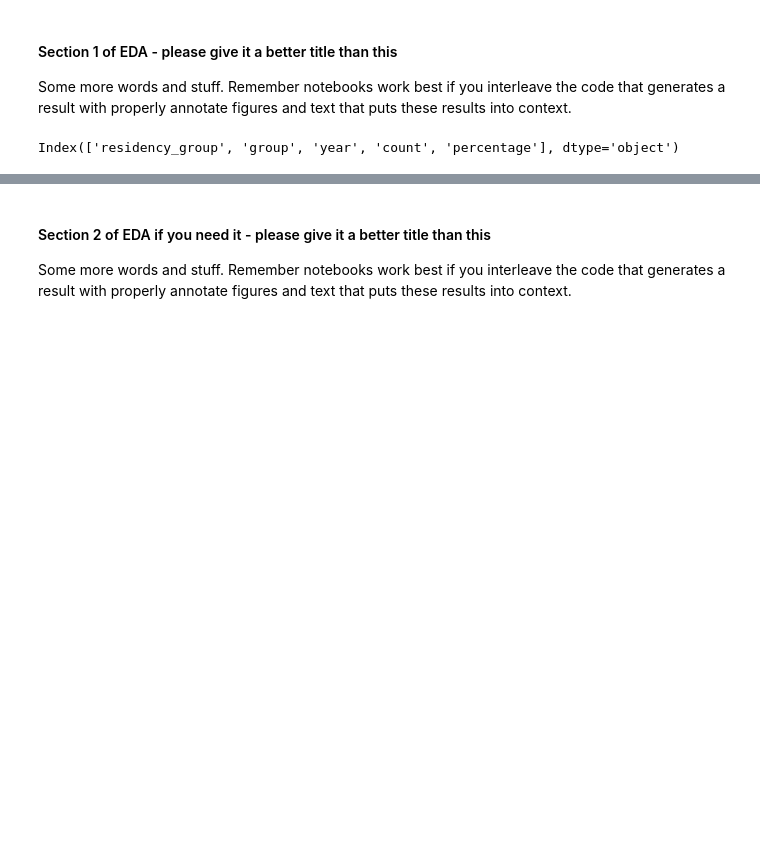
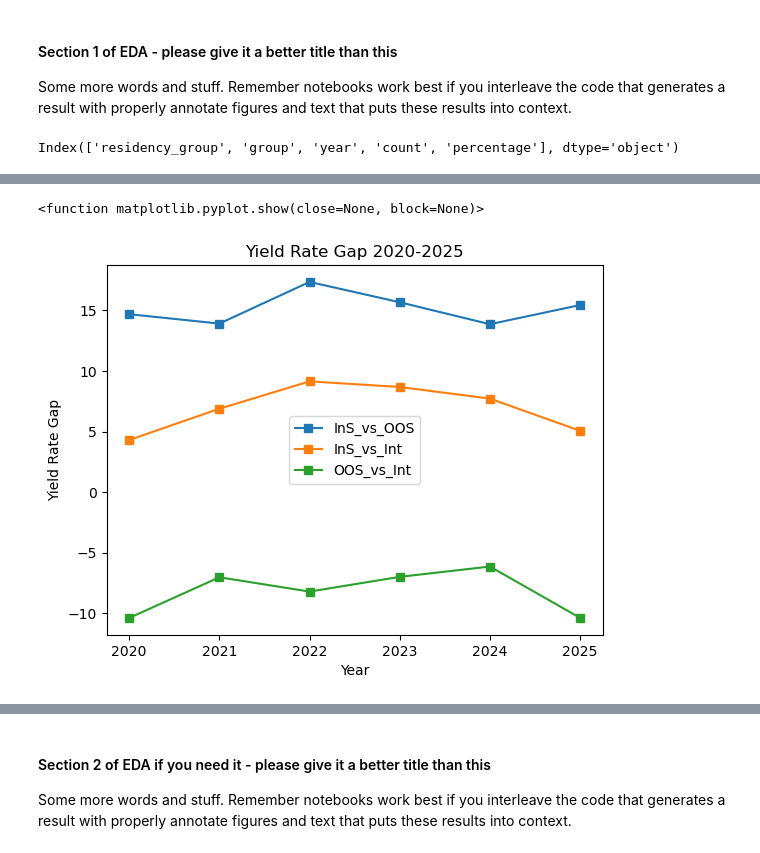
Before and after one commit to COGS108/Group065_WI26, a Jupyter notebook: 02-EDACheckpoint.ipynb, the cells around one changed output, grey strips where cells are left out. Saved outputs shown, nothing was run; the diff lists cells and outputs as text; code cells hidden in the pictures; blank space fills up the shorter version.

```diff
--- a/02-EDACheckpoint.ipynb
+++ b/02-EDACheckpoint.ipynb
@@ -203,0 +212,23 @@ plt.show()
+# %%
+##YOUR CODE HERE
+##Yield Gap Graph
+
+yield_gap_df = (
+    df_year_res.set_index(['year', 'residency_group'])['yield_rate']
+        .unstack()
+)
+yield_gap_df['InS_vs_OOS'] = (yield_gap_df['California resident'] - yield_gap_df['Domestic nonresident'])
+yield_gap_df['InS_vs_Int'] = (yield_gap_df['California resident'] - yield_gap_df['International nonresident'])
+yield_gap_df['OOS_vs_Int'] = (yield_gap_df['Domestic nonresident'] - yield_gap_df['International nonresident'])
+
+plt.plot(yield_gap_df.index, yield_gap_df['InS_vs_OOS'], marker = 's', label = 'InS_vs_OOS')
+plt.plot(yield_gap_df.index, yield_gap_df['InS_vs_Int'], marker = 's', label = 'InS_vs_Int')
+plt.plot(yield_gap_df.index, yield_gap_df['OOS_vs_Int'], marker = 's', label = 'OOS_vs_Int')
+plt.title('Yield Rate Gap 2020-2025')
+plt.xlabel('Year')
+plt.ylabel('Yield Rate Gap')
+plt.legend()
+plt.show
+# %% [output]
+<function matplotlib.pyplot.show(close=None, block=None)>
+[figure, added]
```
Also changed, not shown: parts of 8 cells of this notebook.
